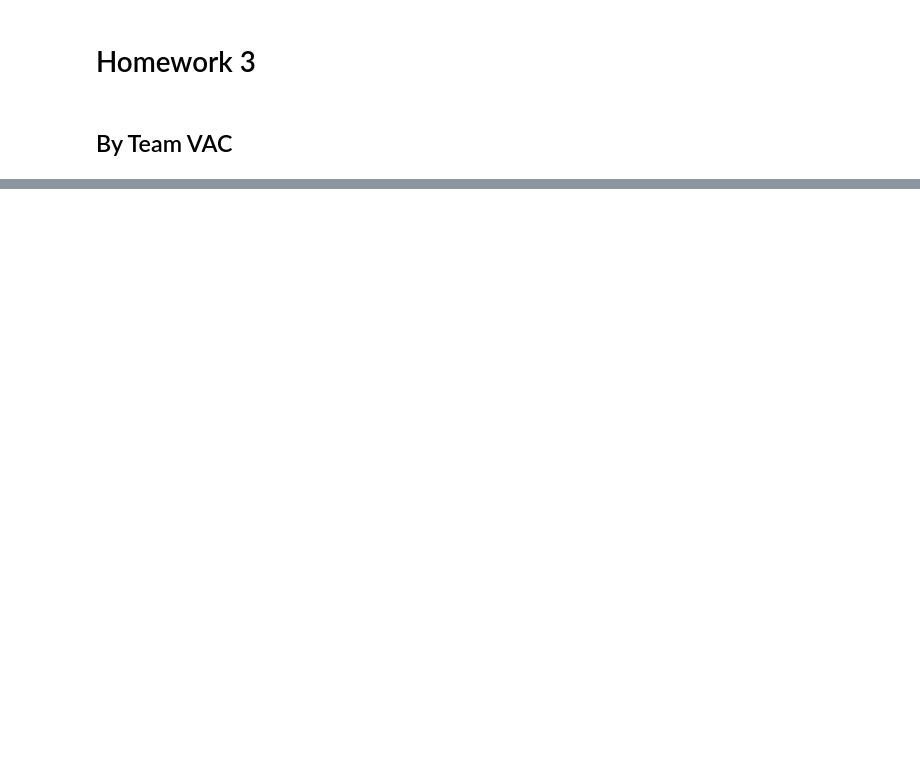
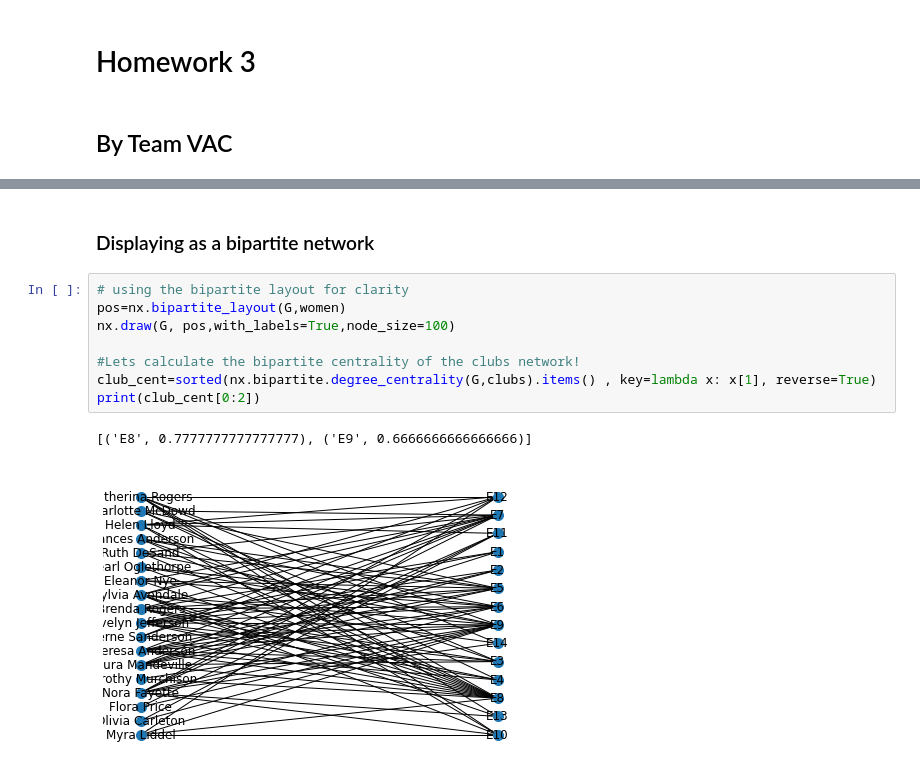
Before and after one commit to Vy4thewin/Data620_TeamVAC, a Jupyter notebook: Data620_W3_P2.ipynb, the cells around one changed output, grey strips where cells are left out. Saved outputs shown, nothing was run; the diff lists cells and outputs as text; blank space fills up the shorter version.

```diff
--- a/Data620_W3_P2.ipynb
+++ b/Data620_W3_P2.ipynb
@@ -39,0 +61,13 @@ plt.show()
+# %% [markdown]
+### Displaying as a bipartite network
+# %%
+# using the bipartite layout for clarity
+pos=nx.bipartite_layout(G,women)
+nx.draw(G, pos,with_labels=True,node_size=100)
+
+#Lets calculate the bipartite centrality of the clubs network!
+club_cent=sorted(nx.bipartite.degree_centrality(G,clubs).items() , key=lambda x: x[1], reverse=True)
+print(club_cent[0:2])
+# %% [output]
+[('E8', 0.7777777777777777), ('E9', 0.6666666666666666)]
+[figure, added]
```
Also changed, not shown: parts of 8 cells of this notebook.
